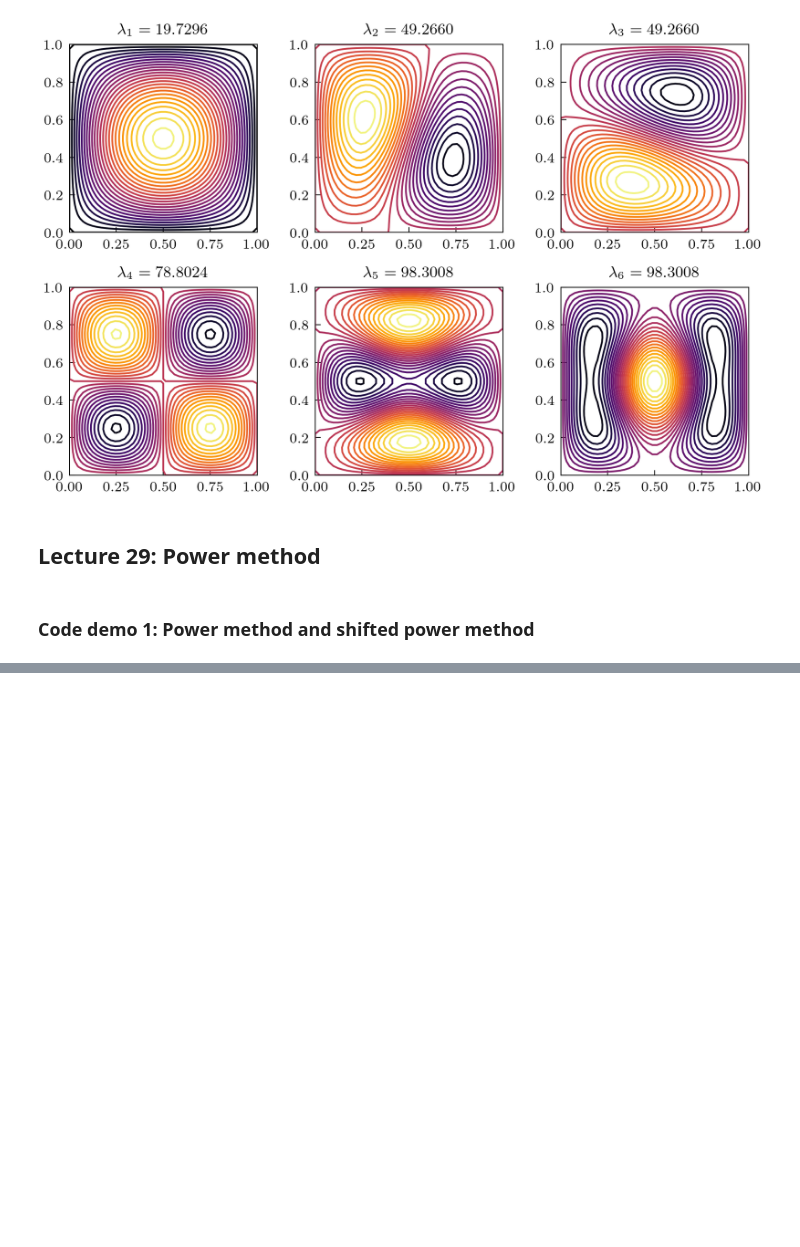
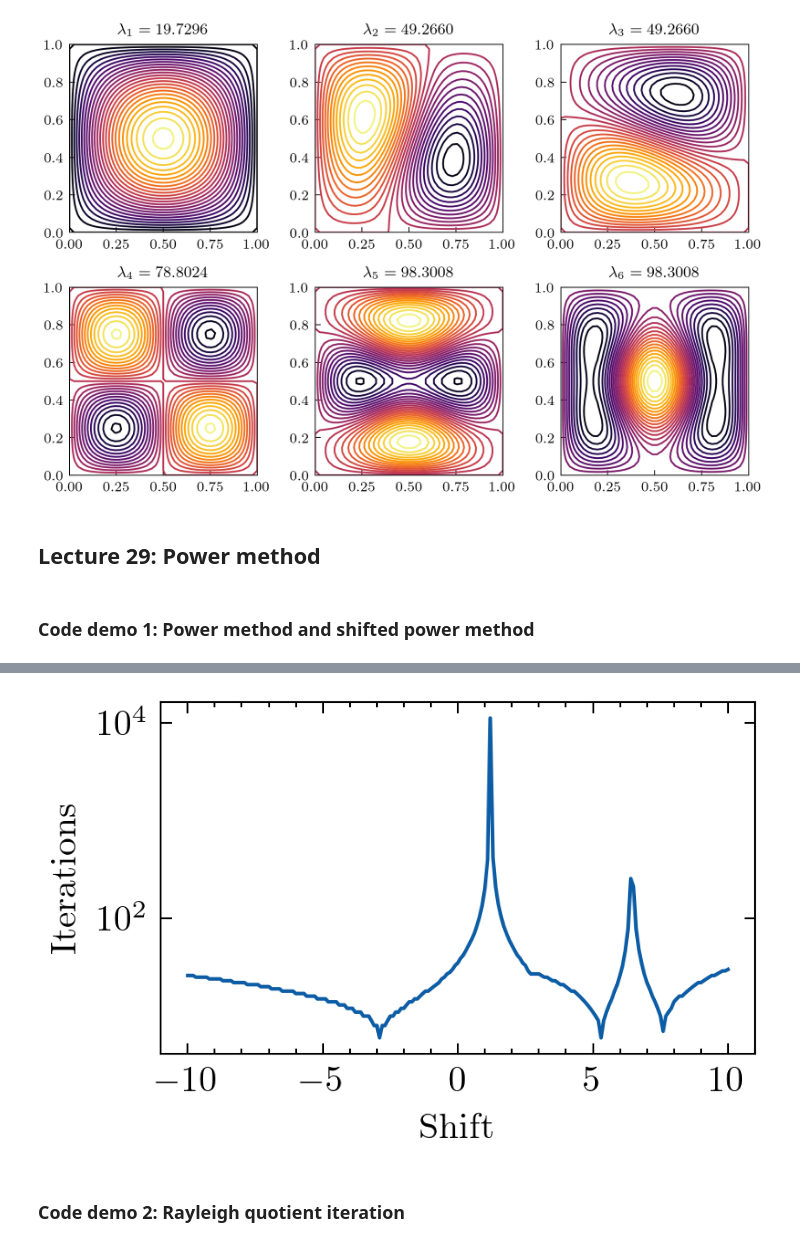
Before and after one commit to rycroft-group/math513, a Jupyter notebook: 5_eigen/5_eigen.ipynb, the cells around one changed output, grey strips where cells are left out. Cells and saved outputs as stored; diff of their text form; code cells hidden in the pictures; blank space fills up the shorter version.

```diff
--- a/5_eigen/5_eigen.ipynb
+++ b/5_eigen/5_eigen.ipynb
@@ -120,7 +121,7 @@ plt.show()
 # %%
 # Initialize the matrix and shift
 A = np.array([[4., 1.], [1., -2.]])
-shift = 3
+shift = -4.2
 
 # Choose an initial guess and set iteration counter
 np.random.seed(42)
@@ -167,0 +232,17 @@ Power method with shift 3 converged to -2.16228
+# %%
+# Unpack result
+shifts, eigenvalues, iterations = zip(*results)
+
+fig, ax = plt.subplots(1, 1, figsize=(3, 2), dpi=300)
+ax.plot(shifts, iterations, '-')
+# Prettify
+ax.set_xlabel('Shift')
+ax.set_ylabel('Iterations')
+ax.set_yscale('log')
+plt.tight_layout()
+# plt.savefig("results/inverse_iteration.png", dpi=300)
+plt.show()
+# %% [output]
+[figure, added]
+# %% [markdown]
+### Code demo 2: Rayleigh quotient iteration
```
Also changed, not shown: parts of 9 cells of this notebook, 4 other files.
